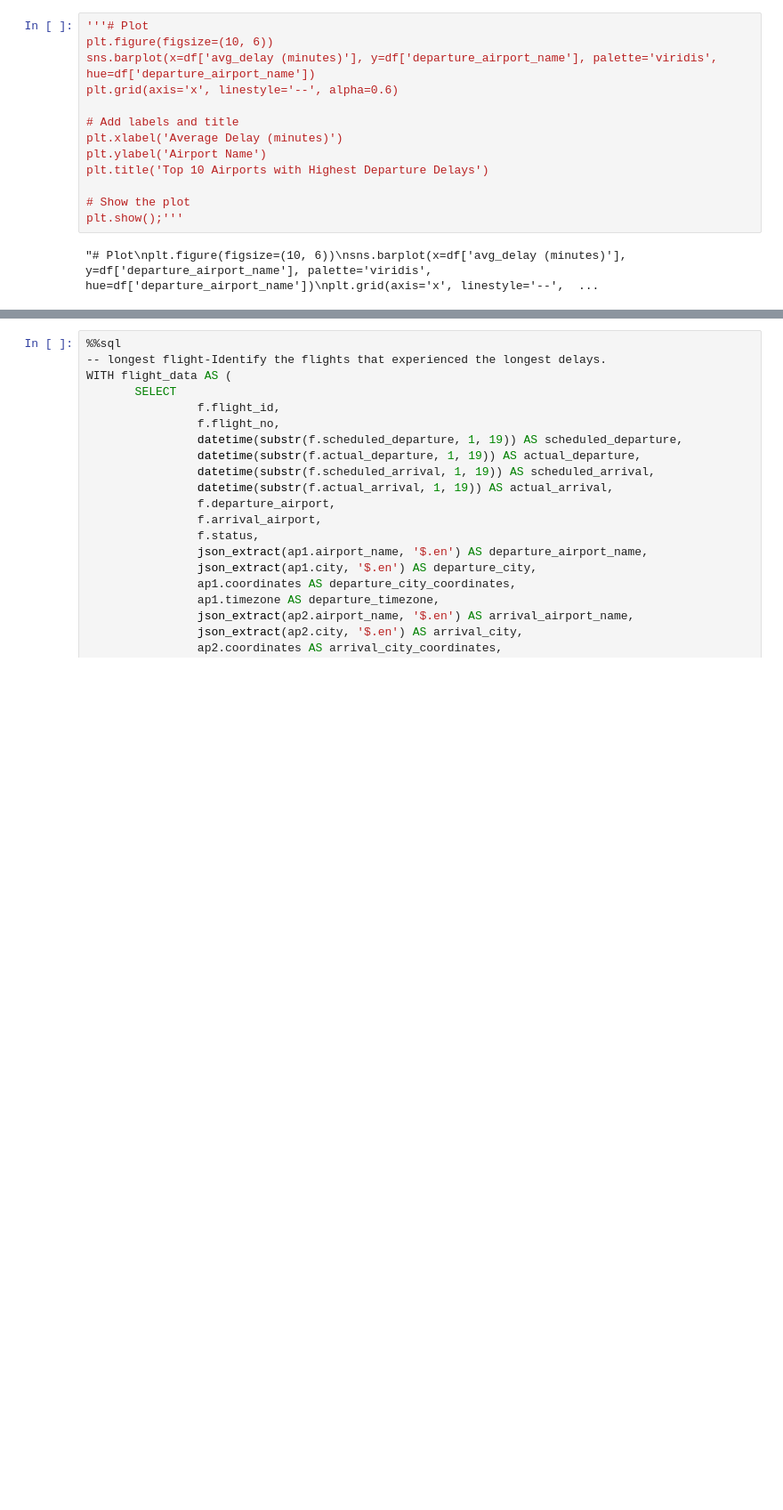
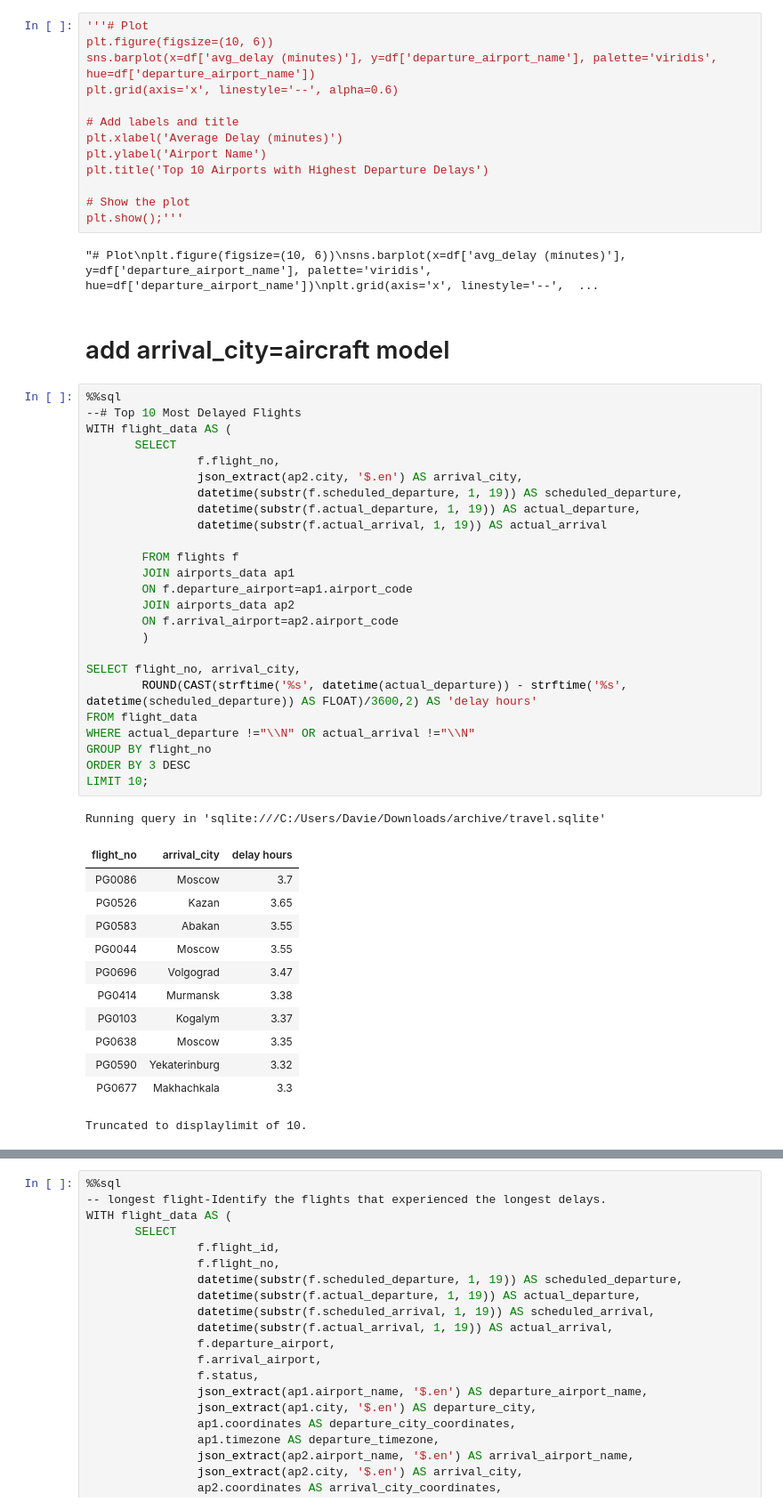
Before and after one commit to Daviedavie100/SQL_Projects, a Jupyter notebook: data.ipynb, the cells around one changed output, grey strips where cells are left out. Shown at 89% size. Cells and saved outputs as stored; diff of their text form; blank space fills up the shorter version.

```diff
--- a/data.ipynb
+++ b/data.ipynb
@@ -484,6 +494,47 @@ plt.title('Top 10 Airports with Highest Departure Delays')
 plt.show();'''
 # %% [output]
 "# Plot\nplt.figure(figsize=(10, 6))\nsns.barplot(x=df['avg_delay (minutes)'], y=df['departure_airport_name'], palette='viridis', hue=df['departure_airport_name'])\nplt.grid(axis='x', linestyle='--',  ...
+# %% [markdown]
+# add arrival_city=aircraft model
+# %%
+%%sql
+--# Top 10 Most Delayed Flights
+WITH flight_data AS (
+       SELECT
+                f.flight_no,
+                json_extract(ap2.city, '$.en') AS arrival_city,
+                datetime(substr(f.scheduled_departure, 1, 19)) AS scheduled_departure,
+                datetime(substr(f.actual_departure, 1, 19)) AS actual_departure,
+                datetime(substr(f.actual_arrival, 1, 19)) AS actual_arrival
+
+        FROM flights f
+        JOIN airports_data ap1
+        ON f.departure_airport=ap1.airport_code
+        JOIN airports_data ap2
+        ON f.arrival_airport=ap2.airport_code
+        )
+
+SELECT flight_no, arrival_city,
+        ROUND(CAST(strftime('%s', datetime(actual_departure)) - strftime('%s', datetime(scheduled_departure)) AS FLOAT)/3600,2) AS 'delay hours'
+FROM flight_data
+WHERE actual_departure !="\\N" OR actual_arrival !="\\N"
+GROUP BY flight_no
+ORDER BY 3 DESC
+LIMIT 10;
+# %% [output]
+Running query in 'sqlite:///C:/Users/Davie/Downloads/archive/travel.sqlite'
+| flight_no | arrival_city | delay hours |
+| PG0086 | Moscow | 3.7 |
+| PG0526 | Kazan | 3.65 |
+| PG0583 | Abakan | 3.55 |
+| PG0044 | Moscow | 3.55 |
+| PG0696 | Volgograd | 3.47 |
+| PG0414 | Murmansk | 3.38 |
+| PG0103 | Kogalym | 3.37 |
+| PG0638 | Moscow | 3.35 |
+| PG0590 | Yekaterinburg | 3.32 |
+| PG0677 | Makhachkala | 3.3 |
+Truncated to displaylimit of 10.
 # %%
 # Most Popular Flight Hours
 querry="""
```
Also changed, not shown: parts of 4 cells of this notebook.
